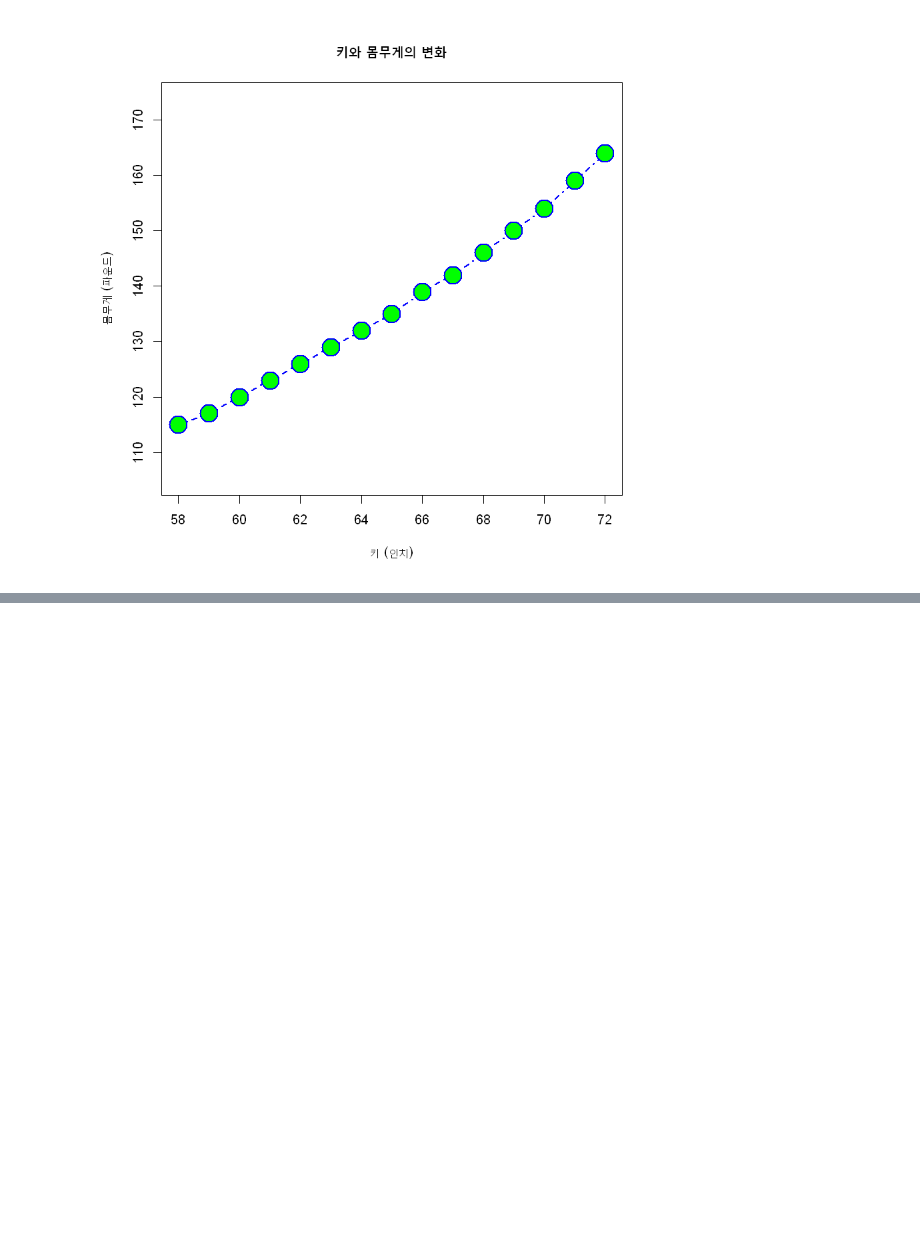
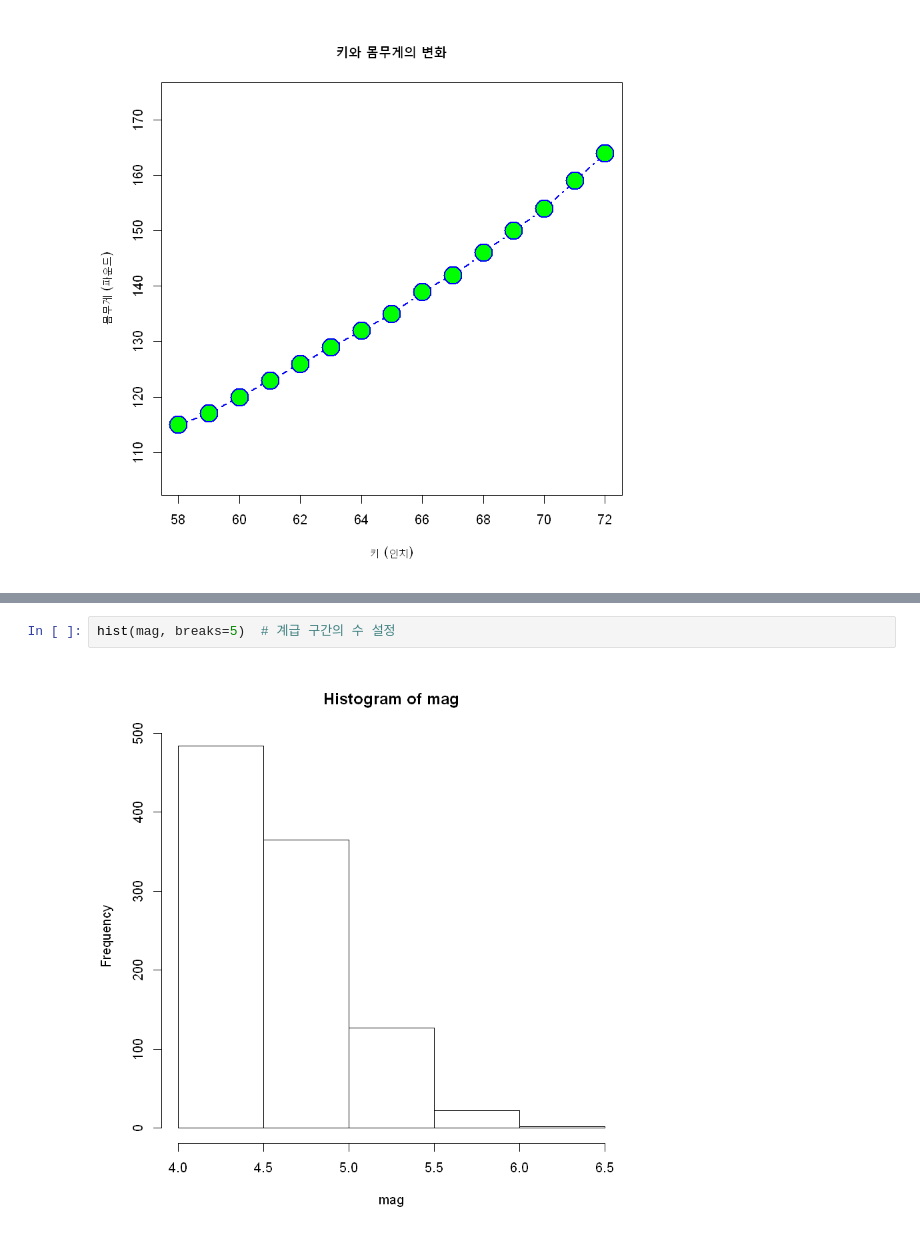
Before and after one commit to DojunPark/R_Programming, a Jupyter notebook: 05_chart_programming.ipynb, the cells around one changed output, grey strips where cells are left out. Drawn from its saved outputs; the diff is of its cells as text; blank space fills up the shorter version.

```diff
--- a/04_chart_programming.ipynb
+++ b/05_chart_programming.ipynb
@@ -230,0 +278,4 @@ plot(x=height, y=weight, xlim=c(min(height), max(height)), ylim=c(min(weight)-10
+# %%
+hist(mag, breaks=5)  # 계급 구간의 수 설정
+# %% [output]
+[figure, added]
```
Also changed, not shown: parts of 32 cells of this notebook.
